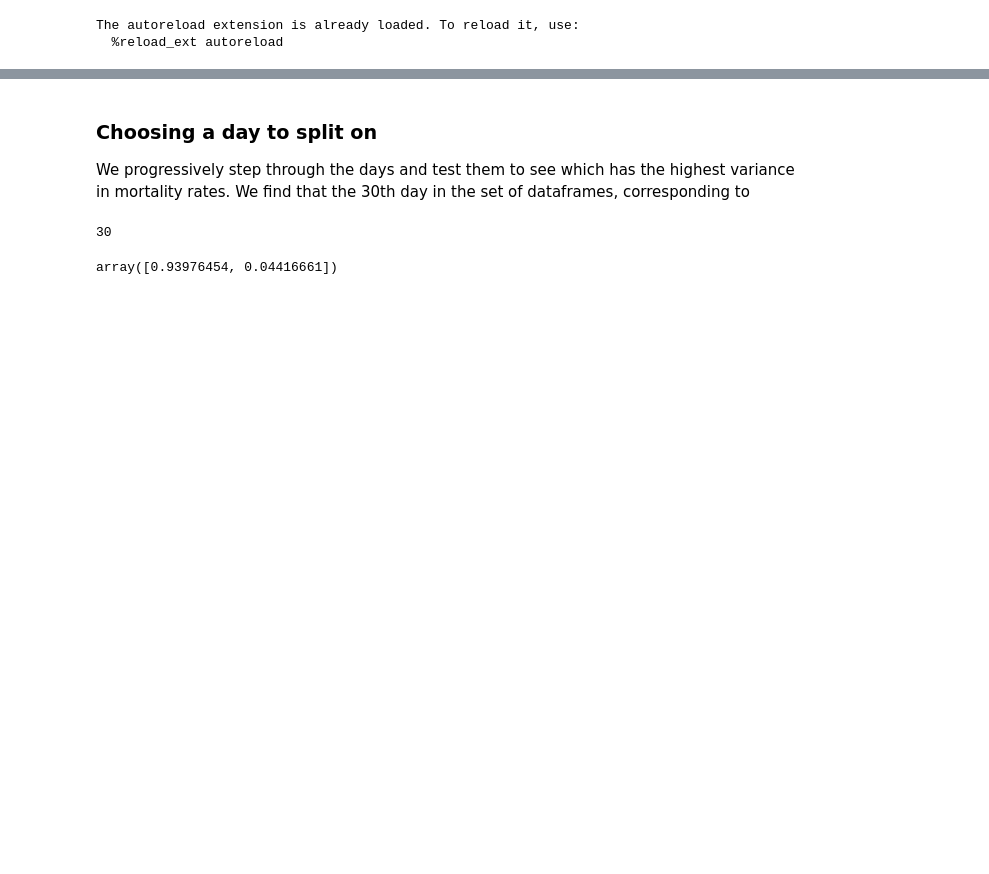
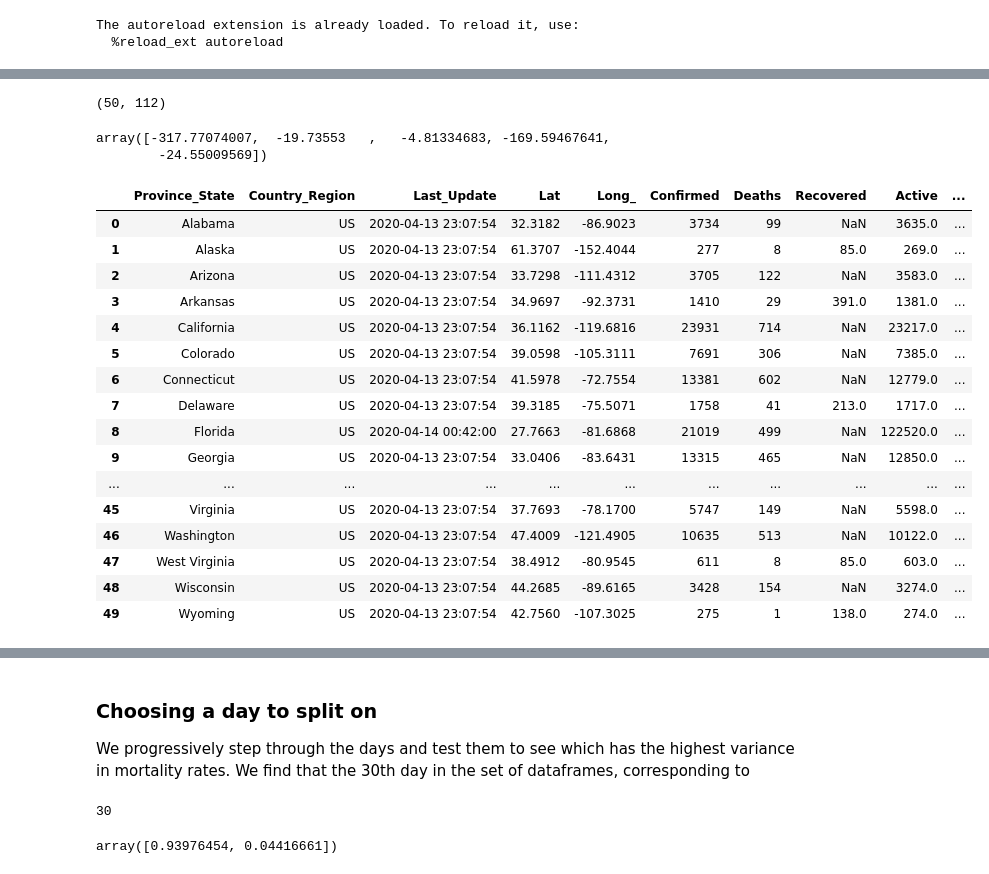
Before and after one commit to AndyFlury13/covid19-final-project, a Jupyter notebook: final_proj/directional_changes.ipynb, the cells around one changed output, grey strips where cells are left out. Saved outputs shown, nothing was run; the diff lists cells and outputs as text; code cells hidden in the pictures; blank space fills up the shorter version.

```diff
--- a/final_proj/directional_changes.ipynb
+++ b/final_proj/directional_changes.ipynb
@@ -46,0 +96,4 @@ See the caveats in the documentation: http://pandas.pydata.org/pandas-docs/stabl
+# %%
+cd.shape
+# %% [output]
+(50, 112)
@@ -46,0 +103,25 @@ See the caveats in the documentation: http://pandas.pydata.org/pandas-docs/stabl
+# %%
+scores
+# %% [output]
+array([-317.77074007,  -19.73553   ,   -4.81334683, -169.59467641,
+        -24.55009569])
+# %%
+day_cases[1]
+# %% [output]
+|  | Province_State | Country_Region | Last_Update | Lat | Long_ | Confirmed | Deaths | Recovered | Active | ... |
+| 0 | Alabama | US | 2020-04-13 23:07:54 | 32.3182 | -86.9023 | 3734 | 99 | NaN | 3635.0 | ... |
+| 1 | Alaska | US | 2020-04-13 23:07:54 | 61.3707 | -152.4044 | 277 | 8 | 85.0 | 269.0 | ... |
+| 2 | Arizona | US | 2020-04-13 23:07:54 | 33.7298 | -111.4312 | 3705 | 122 | NaN | 3583.0 | ... |
+| 3 | Arkansas | US | 2020-04-13 23:07:54 | 34.9697 | -92.3731 | 1410 | 29 | 391.0 | 1381.0 | ... |
+| 4 | California | US | 2020-04-13 23:07:54 | 36.1162 | -119.6816 | 23931 | 714 | NaN | 23217.0 | ... |
+| 5 | Colorado | US | 2020-04-13 23:07:54 | 39.0598 | -105.3111 | 7691 | 306 | NaN | 7385.0 | ... |
+| 6 | Connecticut | US | 2020-04-13 23:07:54 | 41.5978 | -72.7554 | 13381 | 602 | NaN | 12779.0 | ... |
+| 7 | Delaware | US | 2020-04-13 23:07:54 | 39.3185 | -75.5071 | 1758 | 41 | 213.0 | 1717.0 | ... |
+| 8 | Florida | US | 2020-04-14 00:42:00 | 27.7663 | -81.6868 | 21019 | 499 | NaN | 122520.0 | ... |
+| 9 | Georgia | US | 2020-04-13 23:07:54 | 33.0406 | -83.6431 | 13315 | 465 | NaN | 12850.0 | ... |
+| ... | ... | ... | ... | ... | ... | ... | ... | ... | ... | ... |
+| 45 | Virginia | US | 2020-04-13 23:07:54 | 37.7693 | -78.1700 | 5747 | 149 | NaN | 5598.0 | ... |
+| 46 | Washington | US | 2020-04-13 23:07:54 | 47.4009 | -121.4905 | 10635 | 513 | NaN | 10122.0 | ... |
+| 47 | West Virginia | US | 2020-04-13 23:07:54 | 38.4912 | -80.9545 | 611 | 8 | 85.0 | 603.0 | ... |
+| 48 | Wisconsin | US | 2020-04-13 23:07:54 | 44.2685 | -89.6165 | 3428 | 154 | NaN | 3274.0 | ... |
+| 49 | Wyoming | US | 2020-04-13 23:07:54 | 42.7560 | -107.3025 | 275 | 1 | 138.0 | 274.0 | ... |
```
Also changed, not shown: parts of 13 cells of this notebook, 2 other files.
